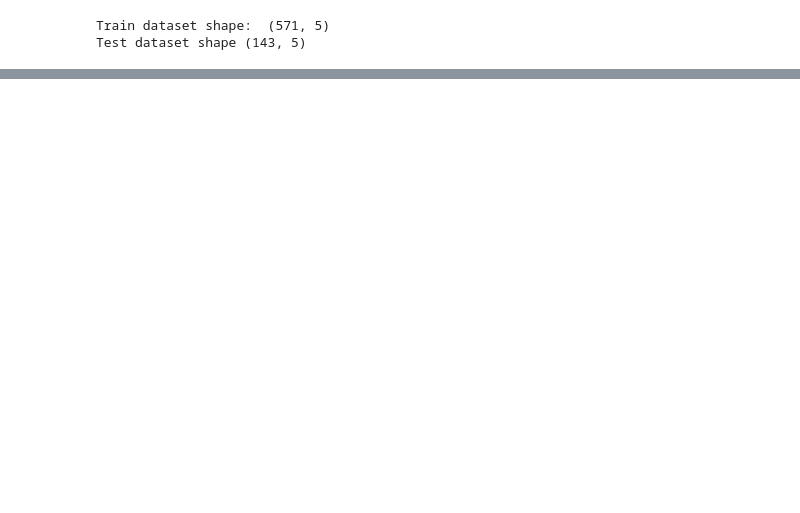
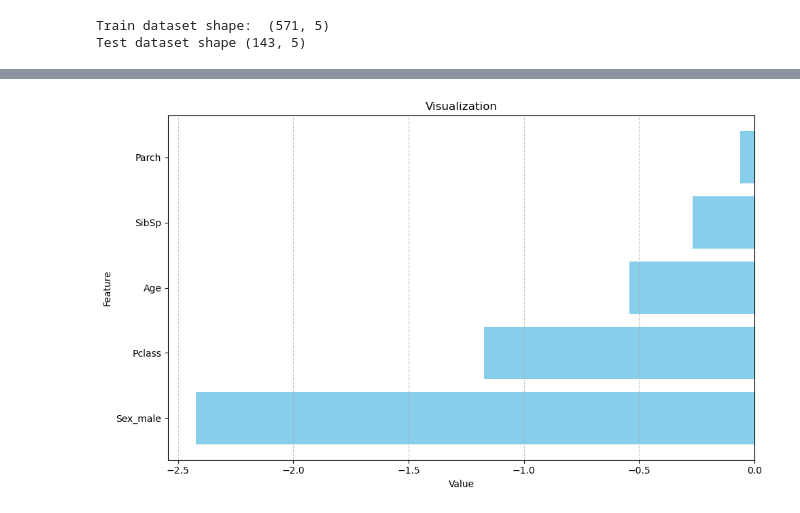
Before and after one commit to BenedictHomuth/Oxford-AI-Theory-And-Practice, a Jupyter notebook: notebooks/01_Week/Assignments/Logistic_Regression_HW2- Try One.ipynb, the cells around one changed output, grey strips where cells are left out. Drawn from its saved outputs; the diff is of its cells as text; code cells hidden in the pictures; blank space fills up the shorter version.

Commit message:
finished sk learn implementation / added visualizations

```diff
--- a/notebooks/01_Week/Assignments/Logistic_Regression_HW2- Try One.ipynb
+++ b/notebooks/01_Week/Assignments/Logistic_Regression_HW2- Try One.ipynb
@@ -162,2 +162,15 @@ data.head()
 X = data.drop(columns=['Survived'])
 y = data['Survived']
+# %%
+# 8 – Normalize Data
+
+columns_to_scale = ["Age", "SibSp", "Parch"]
+
+# Initialize Scaler
+scaler = StandardScaler()
+
+# Fit and transform the continouous data columns
+X[columns_to_scale] = scaler.fit_transform(X[columns_to_scale])
+
+# Sanity check if it worked as expected
+X.head()
@@ -171,7 +192,8 @@ print("Test dataset shape", X_test.shape)
 Train dataset shape:  (571, 5)
 Test dataset shape (143, 5)
 # %%
-# 9 – Create and train the logistic regression model
-model = LogisticRegression(max_iter=1000)
+# 10 – Create and train the logistic regression model
+
+model = LogisticRegression(verbose=1, max_iter=1000)
 model.fit(X_train, y_train)
 # %% [output]
@@ -206,0 +242,24 @@ weighted avg       0.83      0.83      0.82       143
+# %%
+# 13 – Visualize model coefs
+
+feature_coef = pd.Series(model.coef_[0], index=X.columns).sort_values(ascending=True)
+
+# Create a horizontal bar plot
+plt.figure(figsize=(10, 6))
+
+# Plot horizontal bar plot
+plt.barh(feature_coef.index, feature_coef.values, color='skyblue')
+
+# Add labels and title
+plt.title('Visualization')
+plt.xlabel('Value')
+plt.ylabel('Feature')
+
+# Add gridlines for better readability
+plt.grid(axis='x', linestyle='--', alpha=0.7)
+
+# Show plot
+plt.tight_layout()
+plt.show()
+# %% [output]
+[figure, added]
```
Also changed, not shown: parts of 21 cells of this notebook.
